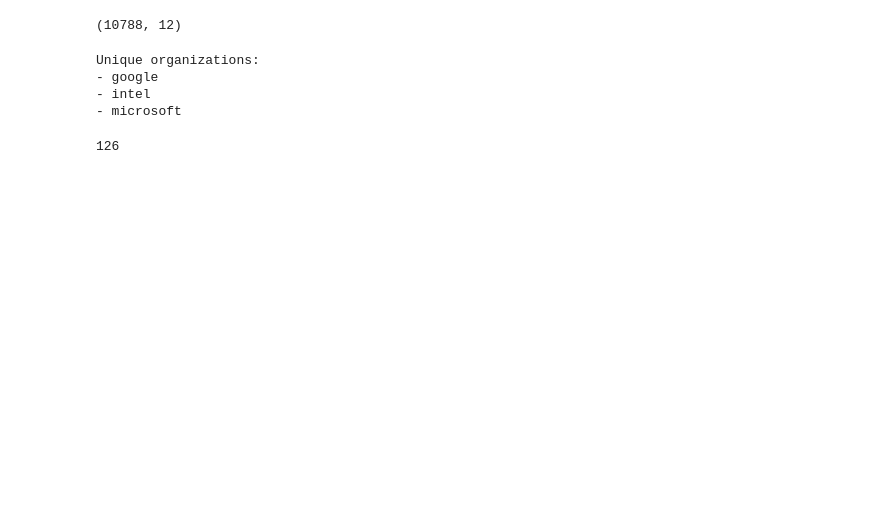
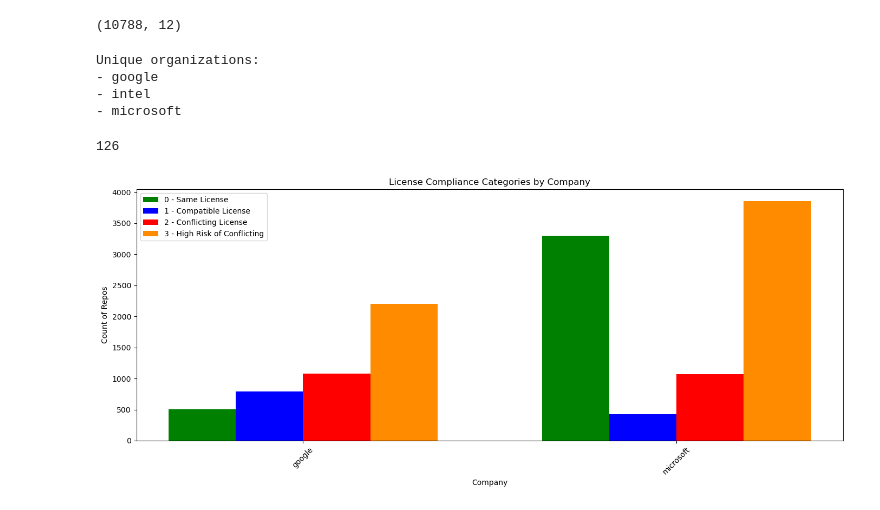
Before and after one commit to SecureSECO/searchSECO-miner, a Jupyter notebook: python_script/get_statistics_results.ipynb, the cells around one changed output. Cells and saved outputs as stored; diff of their text form; code cells hidden in the pictures; blank space fills up the shorter version.

```diff
--- a/python_script/get_statistics_results.ipynb
+++ b/python_script/get_statistics_results.ipynb
@@ -209,3 +205,73 @@ Unique organizations:
 print(len(df))
 # %% [output]
 126
+# %%
+import matplotlib.pyplot as plt
+from db_operations import get_db_conn
+
+def fetch_license_category_counts():
+    conn = get_db_conn()
+    cur = conn.cursor()
+
+    # Fetch all 5 license category counts by org
+    cur.execute("""
+        SELECT
+            LOWER(organization),
+            SUM(same_license) AS cat0,
+            SUM(dif_license_comply) AS cat1,
+            SUM(license_conflicts) AS cat2,
+            SUM(high_risks) AS cat3,
+            SUM(undetermined) AS cat4
+        FROM searchrepos
+        WHERE is_active = FALSE
+        GROUP BY LOWER(organization);
+    """)
+
+    company_category_data = {}
+    for row in cur.fetchall():
+        org = row[0]
+        company_category_data[org] = {
+            0: row[1] or 0,
+            1: row[2] or 0,
+            2: row[3] or 0,
+            3: row[4] or 0,
+            4: row[5] or 0
+        }
+
+    cur.close()
+    conn.close()
+    return company_category_data
+
+def plot_license_categories(company_category_data):
+    companies = sorted(company_category_data.keys())
+    x = range(len(companies))
+    width = 0.18
+
+    # Extract and compute category data
+    category_0 = [company_category_data[c][0] for c in companies]
+    category_1 = [company_category_data[c][1] for c in companies]
+    category_2 = [company_category_data[c][2] for c in companies]
+    high_risk_combined = [
+        (company_category_data[c][3] or 0) + (company_category_data[c][4] or 0)
+        for c in companies
+    ]
+
+    plt.figure(figsize=(14, 6))
+    plt.bar([i - 1.5*width for i in x], category_0, width=width, label='0 - Same License', color='green')
+    plt.bar([i - 0.5*width for i in x], category_1, width=width, label='1 - Compatible License', color='blue')
+    plt.bar([i + 0.5*width for i in x], category_2, width=width, label='2 - Conflicting License', color='red')
+    plt.bar([i + 1.5*width for i in x], high_risk_combined, width=width, label='3 - High Risk of Conflicting', color='darkorange')
+
+    plt.xlabel('Company')
+    plt.ylabel('Count of Repos')
+    plt.title('License Compliance Categories by Company')
+    plt.xticks(x, companies, rotation=45)
+    plt.legend()
+    plt.tight_layout()
+    plt.show()
+
+# Run
+company_category_data = fetch_license_category_counts()
+plot_license_categories(company_category_data)
+# %% [output]
+[figure, added]
```
Also changed, not shown: parts of 1 cell of this notebook, 5 other files.
